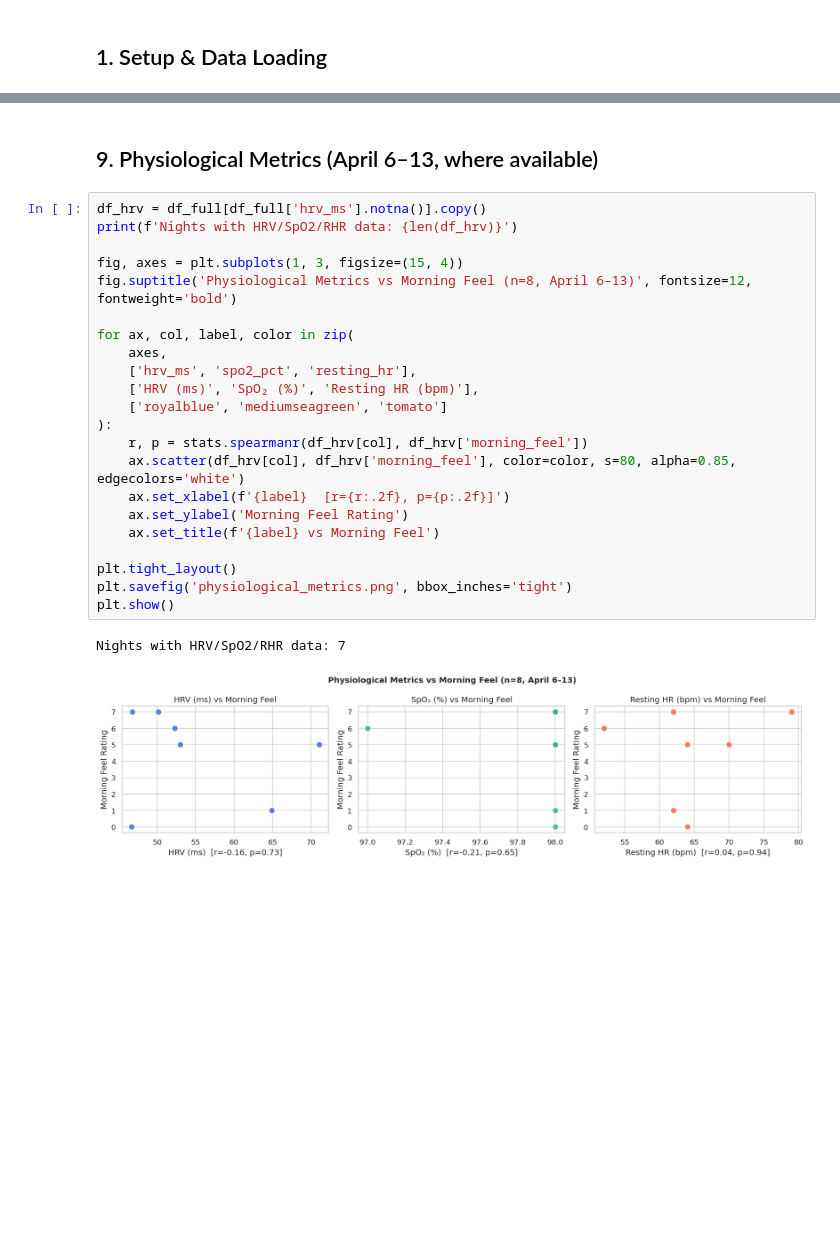
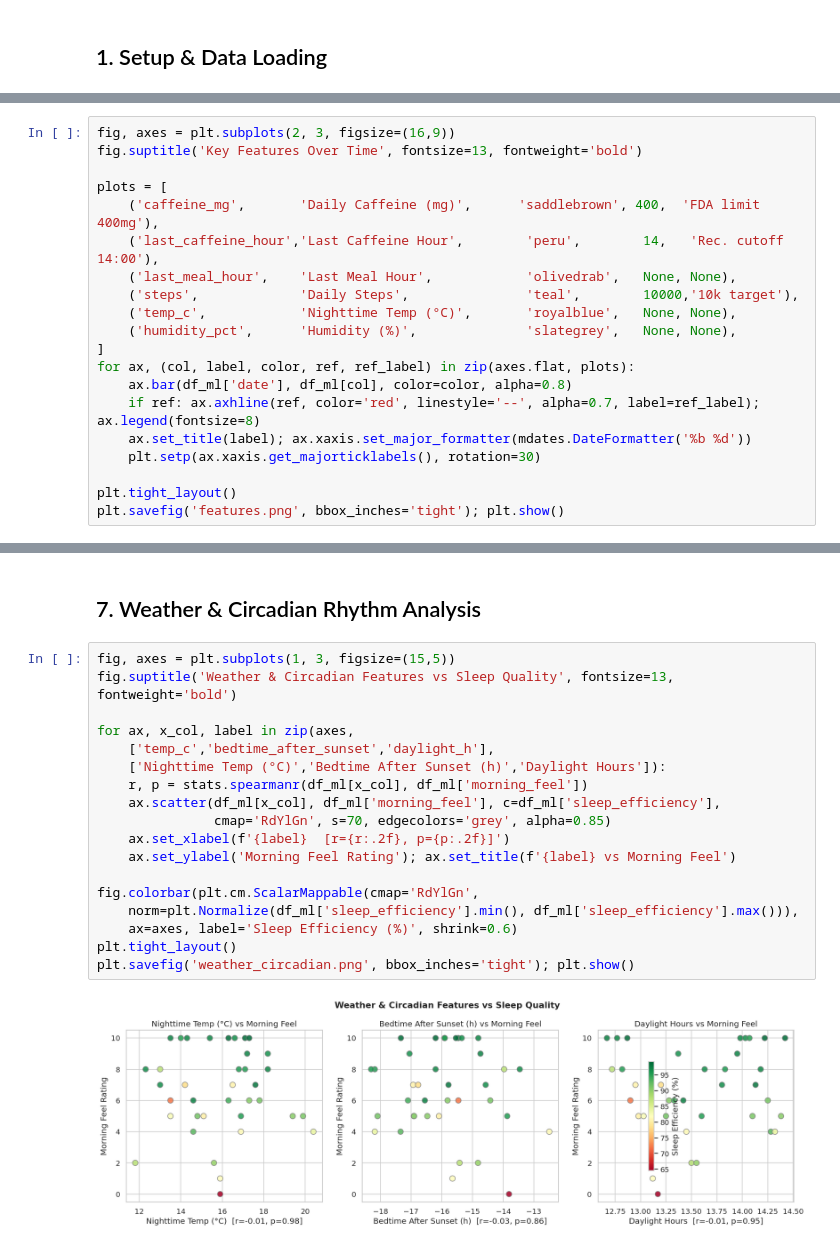
Before and after one commit to delbek/dsa_210, a Jupyter notebook: notebooks/eda_run.ipynb, the cells around one changed output, grey strips where cells are left out. Drawn from its saved outputs; the diff is of its cells as text; blank space fills up the shorter version.

```diff
--- a/notebooks/eda_run.ipynb
+++ b/notebooks/eda_run.ipynb
@@ -219,0 +111,20 @@ plt.show()
+# %%
+fig, axes = plt.subplots(2, 3, figsize=(16,9))
+fig.suptitle('Key Features Over Time', fontsize=13, fontweight='bold')
+
+plots = [
+    ('caffeine_mg',       'Daily Caffeine (mg)',      'saddlebrown', 400,  'FDA limit 400mg'),
+    ('last_caffeine_hour','Last Caffeine Hour',        'peru',        14,   'Rec. cutoff 14:00'),
+    ('last_meal_hour',    'Last Meal Hour',            'olivedrab',   None, None),
+    ('steps',             'Daily Steps',               'teal',        10000,'10k target'),
+    ('temp_c',            'Nighttime Temp (°C)',       'royalblue',   None, None),
+    ('humidity_pct',      'Humidity (%)',              'slategrey',   None, None),
+]
+for ax, (col, label, color, ref, ref_label) in zip(axes.flat, plots):
+    ax.bar(df_ml['date'], df_ml[col], color=color, alpha=0.8)
+    if ref: ax.axhline(ref, color='red', linestyle='--', alpha=0.7, label=ref_label); ax.legend(fontsize=8)
+    ax.set_title(label); ax.xaxis.set_major_formatter(mdates.DateFormatter('%b %d'))
+    plt.setp(ax.xaxis.get_majorticklabels(), rotation=30)
+
+plt.tight_layout()
+plt.savefig('features.png', bbox_inches='tight'); plt.show()
@@ -439,27 +233,22 @@ Mean wake time  : 12.04h (~12:02)
-# %% [markdown]
-## 9. Physiological Metrics (April 6–13, where available)
+# %% [markdown]
+## 7. Weather & Circadian Rhythm Analysis
 # %%
-df_hrv = df_full[df_full['hrv_ms'].notna()].copy()
-print(f'Nights with HRV/SpO2/RHR data: {len(df_hrv)}')
+fig, axes = plt.subplots(1, 3, figsize=(15,5))
+fig.suptitle('Weather & Circadian Features vs Sleep Quality', fontsize=13, fontweight='bold')
 
-fig, axes = plt.subplots(1, 3, figsize=(15, 4))
-fig.suptitle('Physiological Metrics vs Morning Feel (n=8, April 6–13)', fontsize=12, fontweight='bold')
+for ax, x_col, label in zip(axes,
+    ['temp_c','bedtime_after_sunset','daylight_h'],
+    ['Nighttime Temp (°C)','Bedtime After Sunset (h)','Daylight Hours']):
+    r, p = stats.spearmanr(df_ml[x_col], df_ml['morning_feel'])
+    ax.scatter(df_ml[x_col], df_ml['morning_feel'], c=df_ml['sleep_efficiency'],
+               cmap='RdYlGn', s=70, edgecolors='grey', alpha=0.85)
+    ax.set_xlabel(f'{label}  [r={r:.2f}, p={p:.2f}]')
+    ax.set_ylabel('Morning Feel Rating'); ax.set_title(f'{label} vs Morning Feel')
 
-for ax, col, label, color in zip(
-    axes,
-    ['hrv_ms', 'spo2_pct', 'resting_hr'],
-    ['HRV (ms)', 'SpO₂ (%)', 'Resting HR (bpm)'],
-    ['royalblue', 'mediumseagreen', 'tomato']
-):
-    r, p = stats.spearmanr(df_hrv[col], df_hrv['morning_feel'])
-    ax.scatter(df_hrv[col], df_hrv['morning_feel'], color=color, s=80, alpha=0.85, edgecolors='white')
-    ax.set_xlabel(f'{label}  [r={r:.2f}, p={p:.2f}]')
-    ax.set_ylabel('Morning Feel Rating')
-    ax.set_title(f'{label} vs Morning Feel')
-
+fig.colorbar(plt.cm.ScalarMappable(cmap='RdYlGn',
+    norm=plt.Normalize(df_ml['sleep_efficiency'].min(), df_ml['sleep_efficiency'].max())),
+    ax=axes, label='Sleep Efficiency (%)', shrink=0.6)
 plt.tight_layout()
-plt.savefig('physiological_metrics.png', bbox_inches='tight')
-plt.show()
+plt.savefig('weather_circadian.png', bbox_inches='tight'); plt.show()
 # %% [output]
-Nights with HRV/SpO2/RHR data: 7
-[figure, old version]
+[figure, new version]
```
Also changed, not shown: parts of 21 cells of this notebook, 24 other files.
